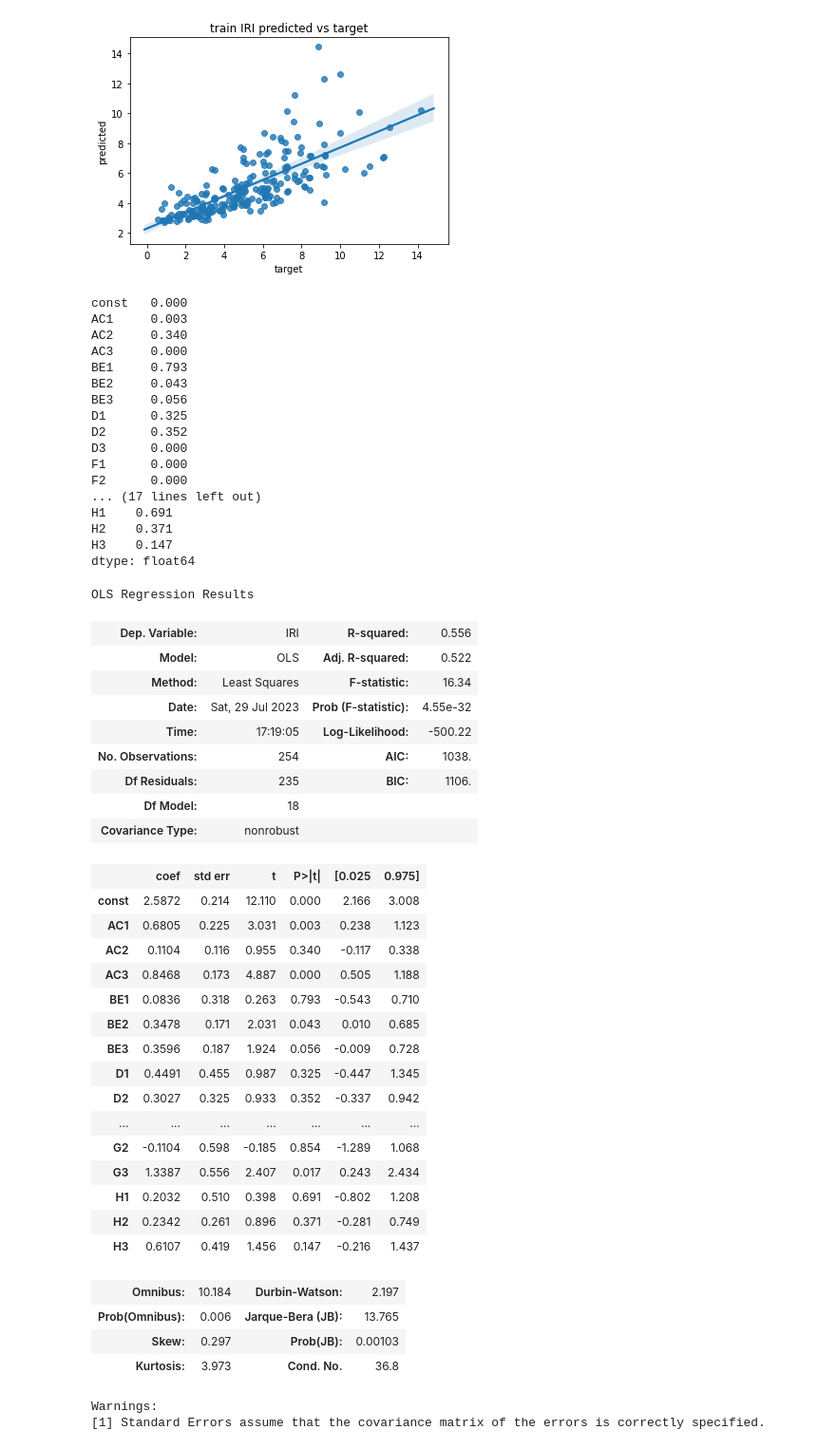
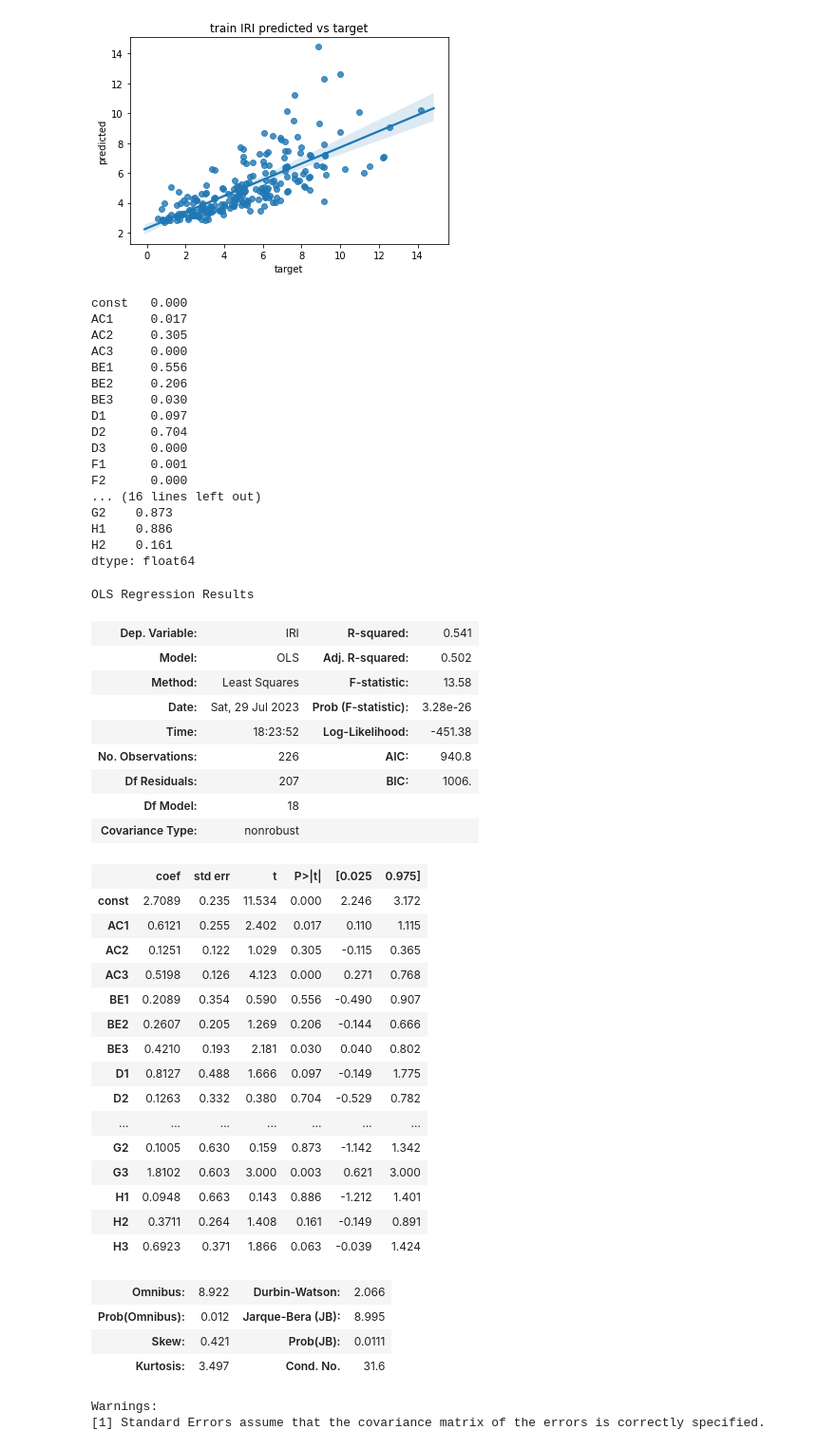
Before and after one commit to nishanKhanal/pci-prediction, a Jupyter notebook: iri/18/18_iri_linear.ipynb, the cells around one changed output. Shown at 95% size. Drawn from its saved outputs; the diff is of its cells as text; code cells hidden in the pictures.

Commit message:
Change random state for IRI p-value test

```diff
--- a/iri/18/18_iri_linear.ipynb
+++ b/iri/18/18_iri_linear.ipynb
@@ -188,7 +188,7 @@ line: y = 0.5414078141853657 * x + 2.300205062273871
 import statsmodels.api as sm
 from sklearn.linear_model import LinearRegression
 
-X_train, X_test, y_train, y_test = train_test_split(X,y, train_size=0.9, random_state=33)
+X_train, X_test, y_train, y_test = train_test_split(X,y, train_size=0.8, random_state=0)
 
 # Assuming you have your data stored in X and y
 # X should be a 2-dimensional array (or DataFrame) containing your features
@@ -202,71 +202,71 @@ X_train, X_test, y_train, y_test = train_test_split(X,y, train_size=0.9, random_
 X_train_with_constant = sm.add_constant(X_train)
 
 # Fit the linear regression model using statsmodels
 statsmodel = sm.OLS(y_train, X_train_with_constant)
 results = statsmodel.fit()
 
 # Access the p-values for each coefficient
 p_values = results.pvalues
 pd.options.display.float_format = '{:.3f}'.format
 greater_than_01 = p_values[p_values.index[p_values > 0.1]]
 print(p_values)
 print("\n\n p_values greater than 0.01")
 print(greater_than_01)
 count = greater_than_01.count()
 
 # filtered = filter(lambda x: x > 0.1 , p_values)
 # print((pd.Series(filtered)))
 # print(p_values)
 
 results.summary()
 # %% [output]
 const   0.000
-AC1     0.003
-AC2     0.340
+AC1     0.017
+AC2     0.305
 AC3     0.000
-BE1     0.793
-BE2     0.043
-BE3     0.056
-D1      0.325
-D2      0.352
+BE1     0.556
+BE2     0.206
+BE3     0.030
+D1      0.097
+D2      0.704
 D3      0.000
-F1      0.000
+F1      0.001
 F2      0.000
-... (17 lines left out)
-H1    0.691
-H2    0.371
-H3    0.147
+... (16 lines left out)
+G2    0.873
+H1    0.886
+H2    0.161
 dtype: float64
 OLS Regression Results
-| Dep. Variable: | IRI | R-squared: | 0.556 |
-| Model: | OLS | Adj. R-squared: | 0.522 |
-| Method: | Least Squares | F-statistic: | 16.34 |
-| Date: | Sat, 29 Jul 2023 | Prob (F-statistic): | 4.55e-32 |
-| Time: | 17:19:05 | Log-Likelihood: | -500.22 |
-| No. Observations: | 254 | AIC: | 1038. |
-| Df Residuals: | 235 | BIC: | 1106. |
+| Dep. Variable: | IRI | R-squared: | 0.541 |
+| Model: | OLS | Adj. R-squared: | 0.502 |
+| Method: | Least Squares | F-statistic: | 13.58 |
+| Date: | Sat, 29 Jul 2023 | Prob (F-statistic): | 3.28e-26 |
+| Time: | 18:23:52 | Log-Likelihood: | -451.38 |
+| No. Observations: | 226 | AIC: | 940.8 |
+| Df Residuals: | 207 | BIC: | 1006. |
 | Df Model: | 18 |  |  |
 | Covariance Type: | nonrobust |  |  |
 |  | coef | std err | t | P>|t| | [0.025 | 0.975] |
-| const | 2.5872 | 0.214 | 12.110 | 0.000 | 2.166 | 3.008 |
-| AC1 | 0.6805 | 0.225 | 3.031 | 0.003 | 0.238 | 1.123 |
-| AC2 | 0.1104 | 0.116 | 0.955 | 0.340 | -0.117 | 0.338 |
-| AC3 | 0.8468 | 0.173 | 4.887 | 0.000 | 0.505 | 1.188 |
-| BE1 | 0.0836 | 0.318 | 0.263 | 0.793 | -0.543 | 0.710 |
-| BE2 | 0.3478 | 0.171 | 2.031 | 0.043 | 0.010 | 0.685 |
-| BE3 | 0.3596 | 0.187 | 1.924 | 0.056 | -0.009 | 0.728 |
-| D1 | 0.4491 | 0.455 | 0.987 | 0.325 | -0.447 | 1.345 |
-| D2 | 0.3027 | 0.325 | 0.933 | 0.352 | -0.337 | 0.942 |
+| const | 2.7089 | 0.235 | 11.534 | 0.000 | 2.246 | 3.172 |
+| AC1 | 0.6121 | 0.255 | 2.402 | 0.017 | 0.110 | 1.115 |
+| AC2 | 0.1251 | 0.122 | 1.029 | 0.305 | -0.115 | 0.365 |
+| AC3 | 0.5198 | 0.126 | 4.123 | 0.000 | 0.271 | 0.768 |
+| BE1 | 0.2089 | 0.354 | 0.590 | 0.556 | -0.490 | 0.907 |
+| BE2 | 0.2607 | 0.205 | 1.269 | 0.206 | -0.144 | 0.666 |
+| BE3 | 0.4210 | 0.193 | 2.181 | 0.030 | 0.040 | 0.802 |
+| D1 | 0.8127 | 0.488 | 1.666 | 0.097 | -0.149 | 1.775 |
+| D2 | 0.1263 | 0.332 | 0.380 | 0.704 | -0.529 | 0.782 |
 | ... | ... | ... | ... | ... | ... | ... |
-| G2 | -0.1104 | 0.598 | -0.185 | 0.854 | -1.289 | 1.068 |
-| G3 | 1.3387 | 0.556 | 2.407 | 0.017 | 0.243 | 2.434 |
-| H1 | 0.2032 | 0.510 | 0.398 | 0.691 | -0.802 | 1.208 |
-| H2 | 0.2342 | 0.261 | 0.896 | 0.371 | -0.281 | 0.749 |
-| H3 | 0.6107 | 0.419 | 1.456 | 0.147 | -0.216 | 1.437 |
+| G2 | 0.1005 | 0.630 | 0.159 | 0.873 | -1.142 | 1.342 |
+| G3 | 1.8102 | 0.603 | 3.000 | 0.003 | 0.621 | 3.000 |
+| H1 | 0.0948 | 0.663 | 0.143 | 0.886 | -1.212 | 1.401 |
+| H2 | 0.3711 | 0.264 | 1.408 | 0.161 | -0.149 | 0.891 |
+| H3 | 0.6923 | 0.371 | 1.866 | 0.063 | -0.039 | 1.424 |
-| Omnibus: | 10.184 | Durbin-Watson: | 2.197 |
-| Prob(Omnibus): | 0.006 | Jarque-Bera (JB): | 13.765 |
-| Skew: | 0.297 | Prob(JB): | 0.00103 |
-| Kurtosis: | 3.973 | Cond. No. | 36.8 |
+| Omnibus: | 8.922 | Durbin-Watson: | 2.066 |
+| Prob(Omnibus): | 0.012 | Jarque-Bera (JB): | 8.995 |
+| Skew: | 0.421 | Prob(JB): | 0.0111 |
+| Kurtosis: | 3.497 | Cond. No. | 31.6 |
 Warnings:
 [1] Standard Errors assume that the covariance matrix of the errors is correctly specified.
 # %%
```
Also changed, not shown: 1 other file.
